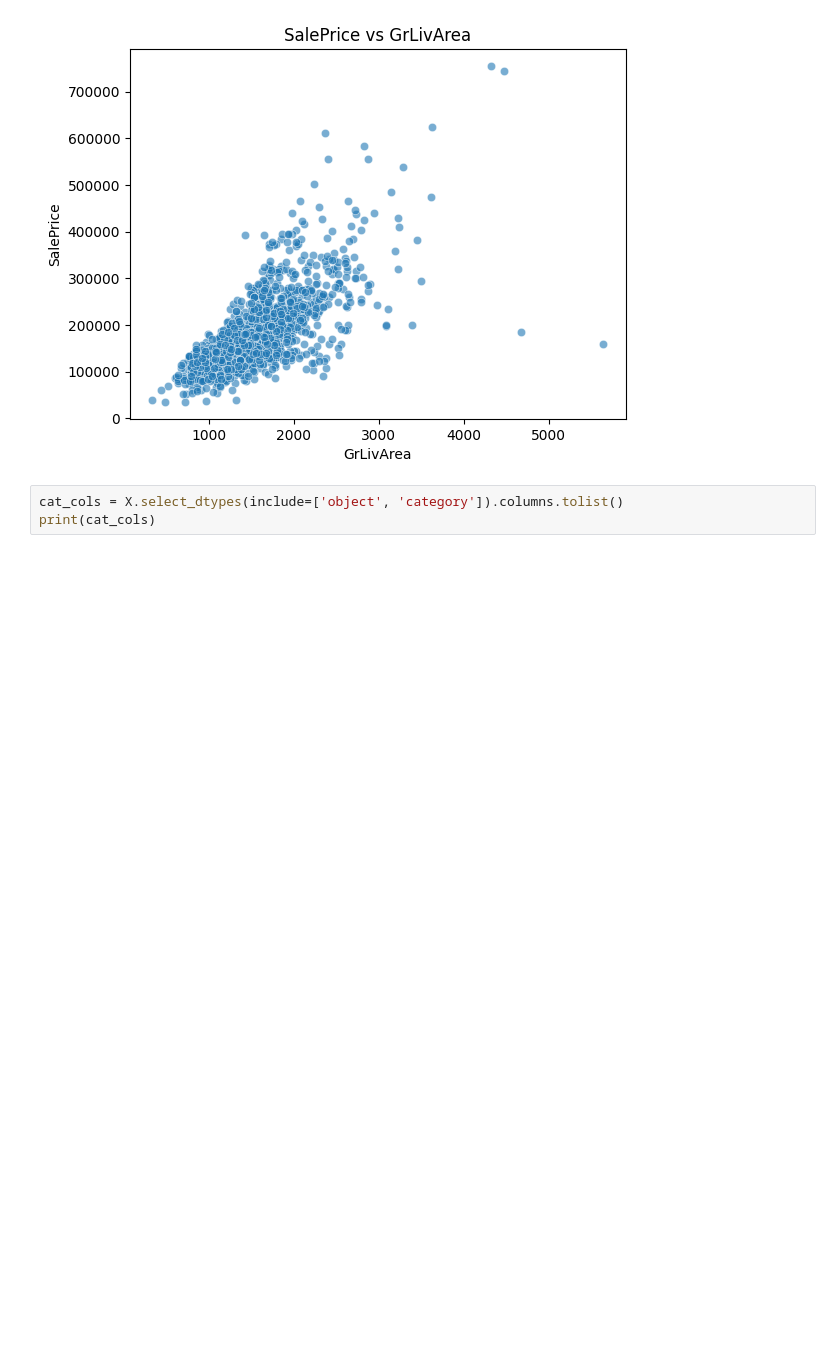
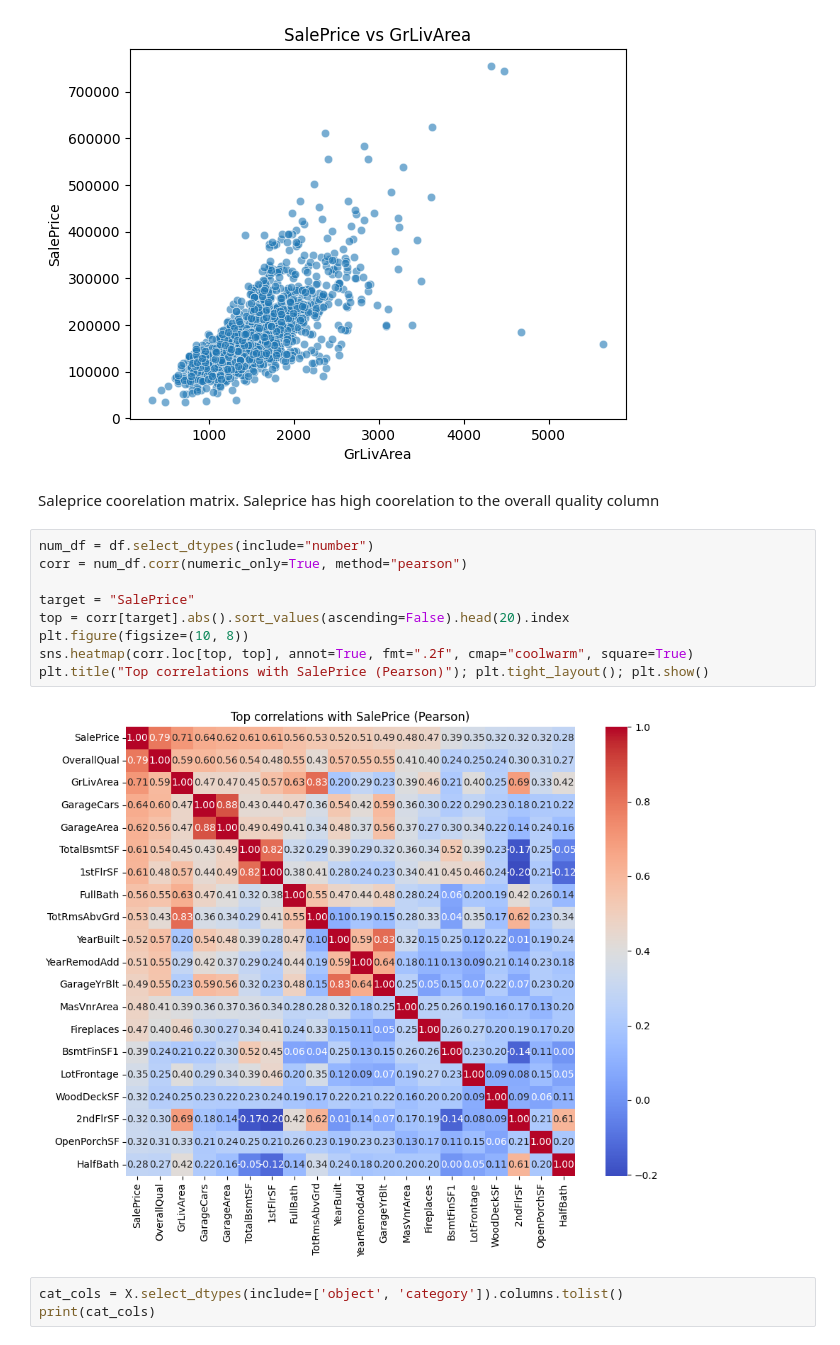
Before and after one commit to ArulR1006/Dataset, a Jupyter notebook: notebook5e76b4f70e.ipynb, the cells around one changed output. Cells and saved outputs as stored; diff of their text form; blank space fills up the shorter version.

```diff
--- a/notebook5e76b4f70e.ipynb
+++ b/notebook5e76b4f70e.ipynb
@@ -124,6 +134,19 @@ sns.scatterplot(data=df, x="GrLivArea", y="SalePrice", alpha=0.6)
 plt.title("SalePrice vs GrLivArea"); plt.show()
 # %% [output]
 [figure]
+# %% [markdown]
+Saleprice coorelation matrix. Saleprice has high coorelation to the overall quality column
+# %%
+num_df = df.select_dtypes(include="number")
+corr = num_df.corr(numeric_only=True, method="pearson")
+
+target = "SalePrice"
+top = corr[target].abs().sort_values(ascending=False).head(20).index
+plt.figure(figsize=(10, 8))
+sns.heatmap(corr.loc[top, top], annot=True, fmt=".2f", cmap="coolwarm", square=True)
+plt.title("Top correlations with SalePrice (Pearson)"); plt.tight_layout(); plt.show()
+# %% [output]
+[figure, added]
 # %%
 cat_cols = X.select_dtypes(include=['object', 'category']).columns.tolist()
 print(cat_cols)
```
Also changed, not shown: parts of 7 cells of this notebook.
